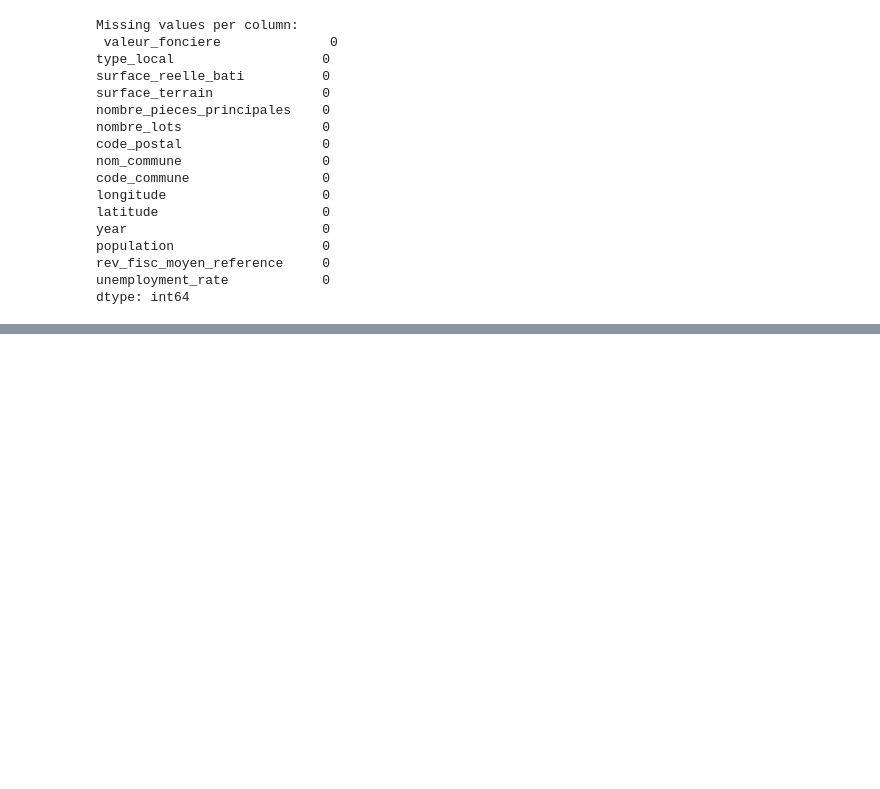
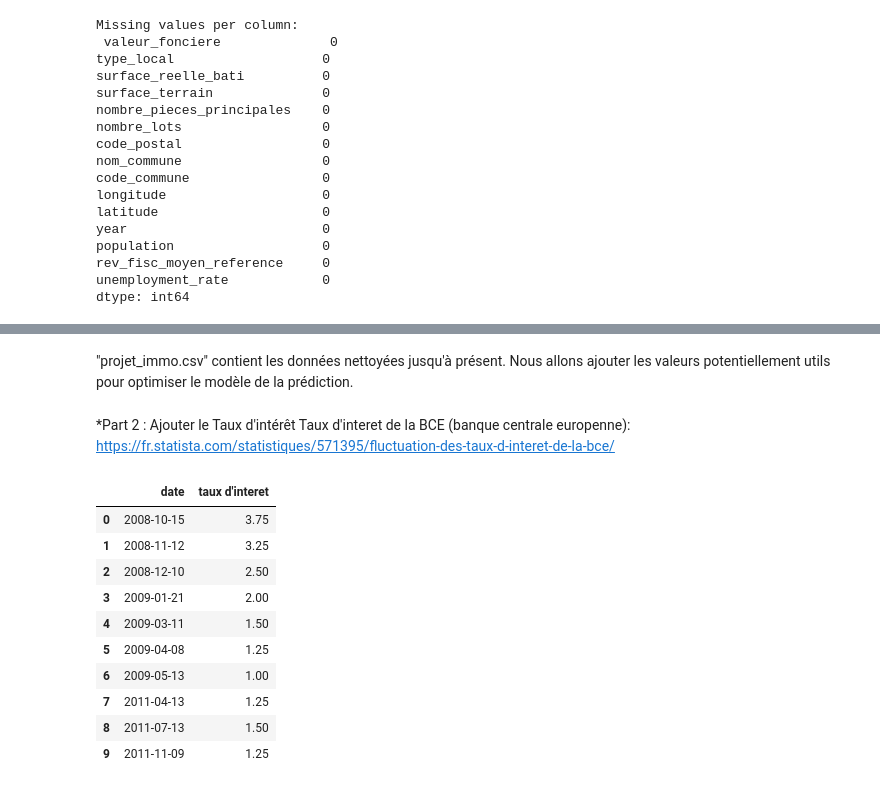
Before and after one commit to YuTingdata/projet-immo, a Jupyter notebook: nettoyage_complet.ipynb, the cells around one changed output, grey strips where cells are left out. Drawn from its saved outputs; the diff is of its cells as text; code cells hidden in the pictures; blank space fills up the shorter version.

```diff
--- a/nettoyage_complet.ipynb
+++ b/nettoyage_complet.ipynb
@@ -538,0 +785,21 @@ dtype: int64
+# %% [markdown]
+"projet_immo.csv" contient les données nettoyées jusqu'à présent.
+Nous allons ajouter les valeurs potentiellement utils pour optimiser le modèle de la prédiction.
+# %% [markdown]
+*Part 2 : Ajouter le Taux d'intérêt
+Taux d'interet de la BCE (banque centrale europenne): https://fr.statista.com/statistiques/571395/fluctuation-des-taux-d-interet-de-la-bce/
+# %%
+df_interet=pd.read_excel("taux_interet.xlsx")
+df_interet.head(10)
+# %% [output]
+|  | date | taux d'interet |
+| 0 | 2008-10-15 | 3.75 |
+| 1 | 2008-11-12 | 3.25 |
+| 2 | 2008-12-10 | 2.50 |
+| 3 | 2009-01-21 | 2.00 |
+| 4 | 2009-03-11 | 1.50 |
+| 5 | 2009-04-08 | 1.25 |
+| 6 | 2009-05-13 | 1.00 |
+| 7 | 2011-04-13 | 1.25 |
+| 8 | 2011-07-13 | 1.50 |
+| 9 | 2011-11-09 | 1.25 |
```
Also changed, not shown: parts of 61 cells of this notebook.
